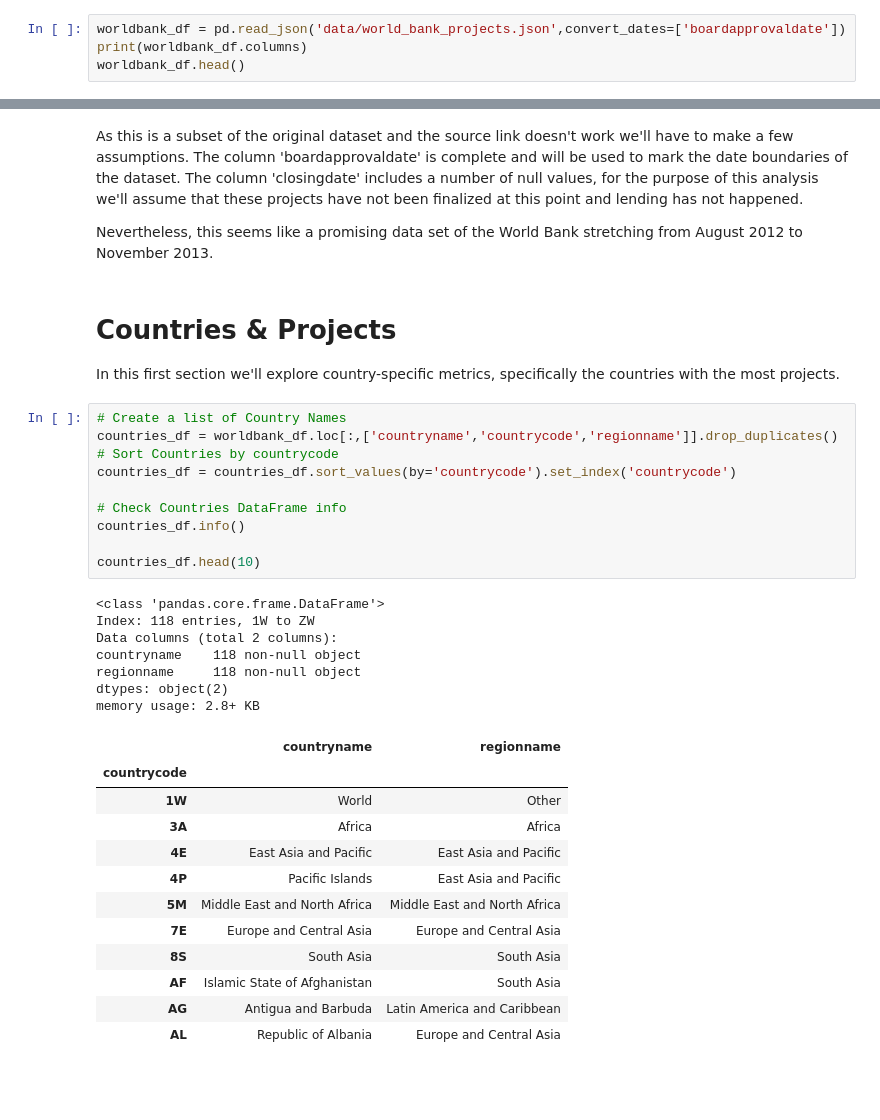
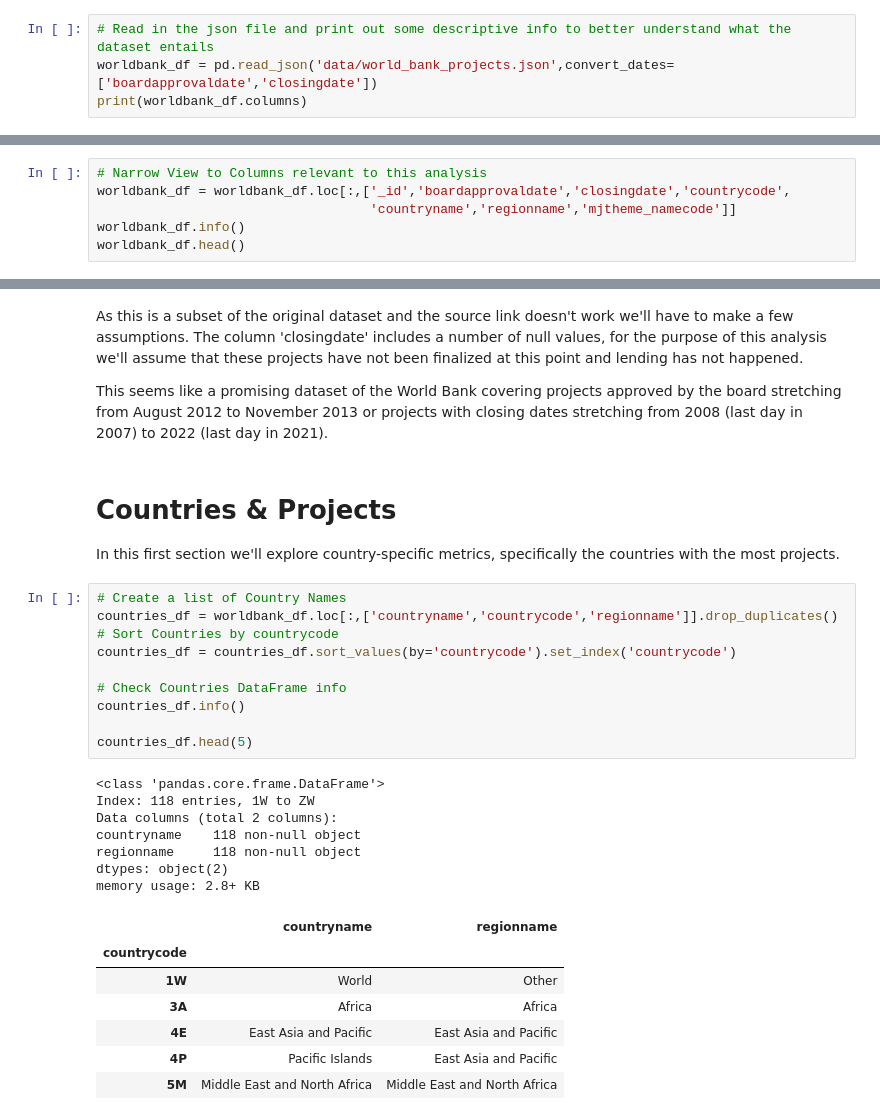
Before and after one commit to Germoe/sb_intermediate_course, a Jupyter notebook: exercises/Worldbank_JSON_Exercise/Worldbank_JSON_Notebook.ipynb, the cells around one changed output, grey strips where cells are left out. Cells and saved outputs as stored; diff of their text form; blank space fills up the shorter version.

Commit message:
finalize the Worldbank exercise

```diff
--- a/exercises/Worldbank_JSON_Exercise/Worldbank_JSON_Notebook.ipynb
+++ b/exercises/Worldbank_JSON_Exercise/Worldbank_JSON_Notebook.ipynb
@@ -16,8 +22,8 @@ import pandas as pd
 from pandas.io.json import json_normalize
 # %%
-worldbank_df = pd.read_json('data/world_bank_projects.json',convert_dates=['boardapprovaldate'])
+# Read in the json file and print out some descriptive info to better understand what the dataset entails
+worldbank_df = pd.read_json('data/world_bank_projects.json',convert_dates=['boardapprovaldate','closingdate'])
 print(worldbank_df.columns)
-worldbank_df.head()
 # %% [output]
 Index(['_id', 'approvalfy', 'board_approval_month', 'boardapprovaldate',
        'borrower', 'closingdate', 'country_namecode', 'countrycode',
@@ -61,0 +41,6 @@ memory usage: 195.4+ KB
+# %%
+# Narrow View to Columns relevant to this analysis
+worldbank_df = worldbank_df.loc[:,['_id','boardapprovaldate','closingdate','countrycode',
+                                   'countryname','regionname','mjtheme_namecode']]
+worldbank_df.info()
+worldbank_df.head()
@@ -70,7 +83,7 @@ Name: boardapprovaldate, dtype: datetime64[ns]
 # %% [markdown]
-As this is a subset of the original dataset and the source link doesn't work we'll have to make a few assumptions. The column 'boardapprovaldate' is complete and will be used to mark the date boundaries of the dataset. The column 'closingdate' includes a number of null values, for the purpose of this analysis we'll assume that these projects have not been finalized at this point and lending has not happened.
+As this is a subset of the original dataset and the source link doesn't work we'll have to make a few assumptions. The column 'closingdate' includes a number of null values, for the purpose of this analysis we'll assume that these projects have not been finalized at this point and lending has not happened.
 
-Nevertheless, this seems like a promising data set of the World Bank stretching from August 2012 to November 2013.
+This seems like a promising dataset of the World Bank covering projects approved by the board stretching from August 2012 to November 2013 or projects with closing dates stretching from 2008 (last day in 2007) to 2022 (last day in 2021).
 # %% [markdown]
 # Countries & Projects
 
@@ -78,33 +91,28 @@ In this first section we'll explore country-specific metrics, specifically the c
 # %%
 # Create a list of Country Names
 countries_df = worldbank_df.loc[:,['countryname','countrycode','regionname']].drop_duplicates()
 # Sort Countries by countrycode
 countries_df = countries_df.sort_values(by='countrycode').set_index('countrycode')
 
 # Check Countries DataFrame info
 countries_df.info()
 
-countries_df.head(10)
+countries_df.head(5)
 # %% [output]
 <class 'pandas.core.frame.DataFrame'>
 Index: 118 entries, 1W to ZW
 Data columns (total 2 columns):
 countryname    118 non-null object
 regionname     118 non-null object
 dtypes: object(2)
 memory usage: 2.8+ KB
 |  | countryname | regionname |
 | countrycode |  |  |
 | 1W | World | Other |
 | 3A | Africa | Africa |
 | 4E | East Asia and Pacific | East Asia and Pacific |
 | 4P | Pacific Islands | East Asia and Pacific |
 | 5M | Middle East and North Africa | Middle East and North Africa |
-| 7E | Europe and Central Asia | Europe and Central Asia |
-| 8S | South Asia | South Asia |
-| AF | Islamic State of Afghanistan | South Asia |
-| AG | Antigua and Barbuda | Latin America and Caribbean |
-| AL | Republic of Albania | Europe and Central Asia |
 # %%
 # Number of Projects assigned to regions rather than countries
 regions_codes = ['1W','3A','4E','4P','5M','7E','8S']
```
Also changed, not shown: parts of 36 cells of this notebook, 5 other files.
